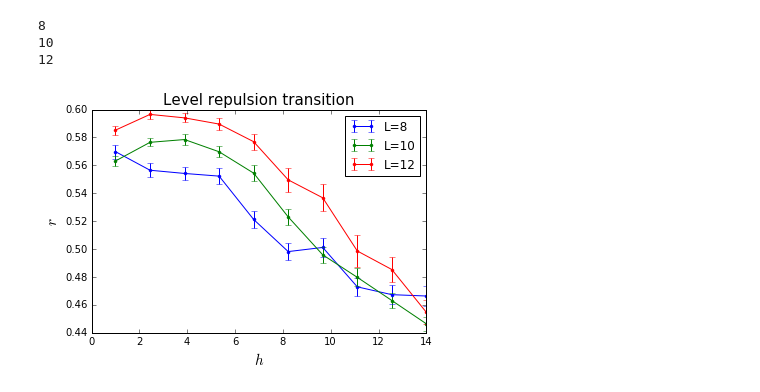
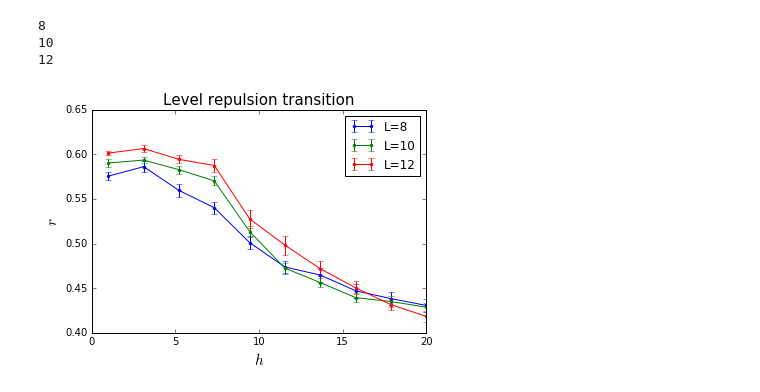
Before and after one commit to cnstahl/Asymmetric, a Jupyter notebook: python/Hamiltonian/Level Statistics Random Field.ipynb, the cells around one changed output. Drawn from its saved outputs; the diff is of its cells as text; code cells hidden in the pictures.

Commit message:
changing normalization on pert and field

```diff
--- a/python/Hamiltonian/Level Statistics Random Field.ipynb
+++ b/python/Hamiltonian/Level Statistics Random Field.ipynb
@@ -7,13 +7,13 @@ import asymmetric as asym
 import scipy.sparse as sparse
 import scipy.sparse.linalg as la
 # %%
-pert_strength = 14
+pert_strength = 2.5
 for L in [8,10,12]:
 
     trials = 260 - 20*L
     levels = 10
     rs = np.zeros((trials, levels))
-    hs = np.linspace(1,14, levels)
+    hs = np.linspace(1,20, levels)
 
     # Only create these once
     H0 = asym.dense_H(L)
@@ -22,34 +22,34 @@ for L in [8,10,12]:
     _, _, _, sig_z_list = qm.get_sigma_lists(L)
 
     for idx, h in enumerate(hs):
         for j in range(trials):
             H_pert = qm.get_local_field(sig_z_list, np.random.rand(L)*2*h - h)/2
             H = H0 + H_pert
             choose = L//2
             rs[j, idx] = qm.get_r(asym.mat2list(H)[choose], nonz=True)
 
     mean, std = qm.mean_and_std(rs)
     plt.errorbar(
         hs,
         mean,
         yerr = std,
         marker = '.',
         drawstyle = 'steps-mid-',
         label ='L='+str(L)
     )
     plt.xlabel('$h$', fontsize=15)
     plt.ylabel('$r$', fontsize=15)
 #     plt.ylim(.4,.6)
     print(L)
 plt.legend()
 plt.title("Level repulsion transition", fontsize=15)
 plt.savefig("figures/levelrepultrans.pdf")
 plt.show()
 # %% [output]
 8
 10
 12
-[figure, old version]
+[figure, new version]
 # %%
 %run -p level_stats_random_h.py
 # %%
```
Also changed, not shown: 59 other files.
